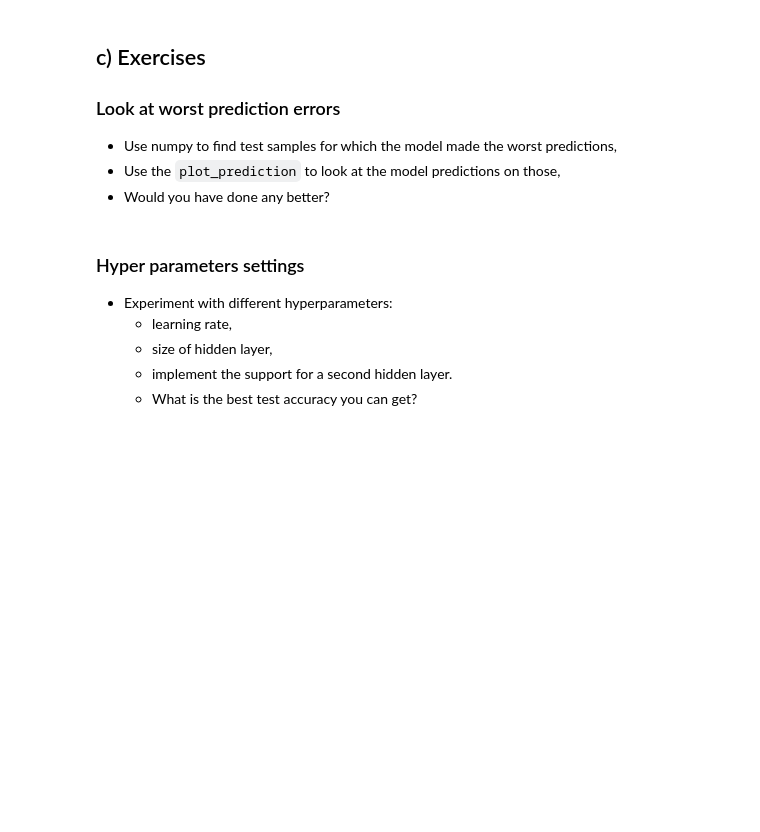
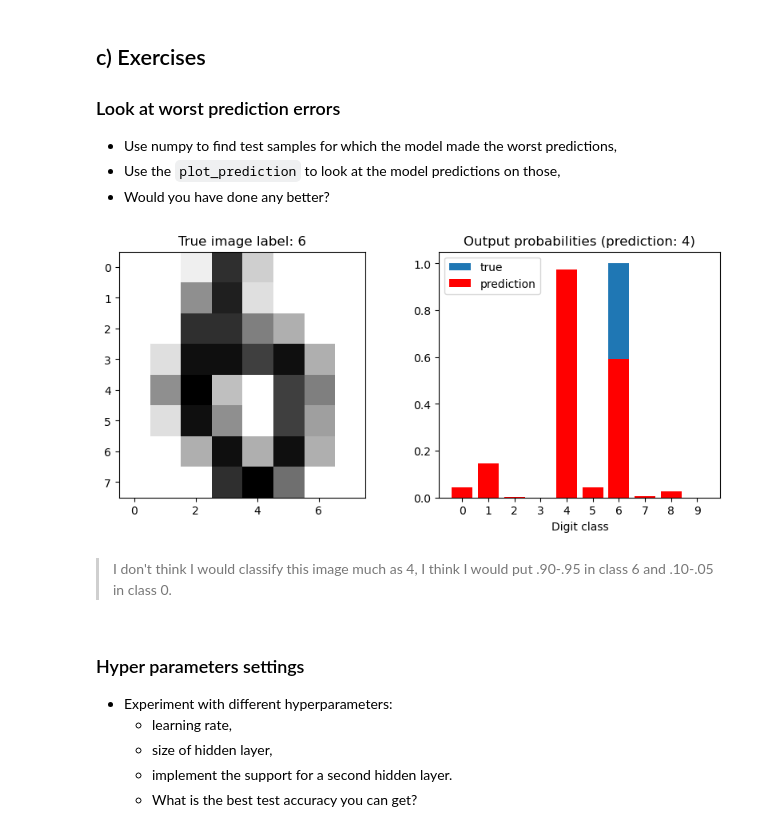
Before and after one commit to UofT-DSI/deep_learning, a Jupyter notebook: 01_materials/labs/lab_2.ipynb, the cells around one changed output. Cells and saved outputs as stored; diff of their text form; code cells hidden in the pictures; blank space fills up the shorter version.

```diff
--- a/01_materials/labs/lab_2.ipynb
+++ b/01_materials/labs/lab_2.ipynb
@@ -160,10 +188,10 @@ class LogisticRegression:
 
     def forward(self, X):
         # Compute the linear combination of the input and weights
-        Z = None # TODO
+        Z = np.dot(X,self.W) + self.b
 
         # Return the softmax of the linear combination
-        return None # TODO
+        return softmax(Z)
 
     def predict(self, X):
         # Return the most probable class for each sample in X
@@ -175,7 +203,7 @@ class LogisticRegression:
     def loss(self, X, y):
         # Compute the negative log likelihood over the data provided
         y_onehot = one_hot(self.output_size, y)
-        return None # TODO
+        return nll(y_onehot,self.forward(X))
 
     def grad_loss(self, X, y_true, y_pred):
         # Compute the gradient of the loss with respect to W and b for a single sample (X, y_true)
@@ -303,17 +354,17 @@ class NeuralNet():
 
     def forward_hidden(self, X):
         # Compute the linear combination of the input and weights
-        self.Z_h = None # TODO
+        self.Z_h = np.dot(X,self.W_h) + self.b_h
 
         # Apply the sigmoid activation function
-        return None # TODO
+        return sigmoid(self.Z_h)
 
     def forward_output(self, H):
         # Compute the linear combination of the hidden layer activation and weights
-        self.Z_o = None # TODO
+        self.Z_o = np.dot(H,self.W_o) +self.b_o
 
         # Apply the sigmoid activation function
-        return None # TODO
+        return sigmoid(self.Z_o)
 
     def forward(self, X):
         # Compute the forward activations of the hidden and output layers
@@ -324,7 +375,7 @@ class NeuralNet():
 
     def loss(self, X, y):
         y_onehot = one_hot(self.output_size, y)
-        return None # TODO
+        return nll(one_hot(self.output_size,y),self.forward(X))
 
     def grad_loss(self, X, y_true):
         y_true = one_hot(self.output_size, y_true)
@@ -421,3 +499,15 @@ plot_prediction(model, sample_idx=4)
+# %%
+y_p = model.predict(X_test)
+incorrect = np.where(y_p != y_test)[0]
+confidence = np.max(model.forward(X_test[incorrect]),axis=1)
+
+confidently_incorrect = incorrect[np.argmax(confidence)]
+
+plot_prediction(model, sample_idx=confidently_incorrect)
+# %% [output]
+[figure, added]
+# %% [markdown]
+> I don't think I would classify this image much as 4, I think I would put .90-.95 in class 6 and .10-.05 in class 0.
 # %% [markdown]
 ### Hyper parameters settings
 
```
Also changed, not shown: parts of 25 cells of this notebook.
